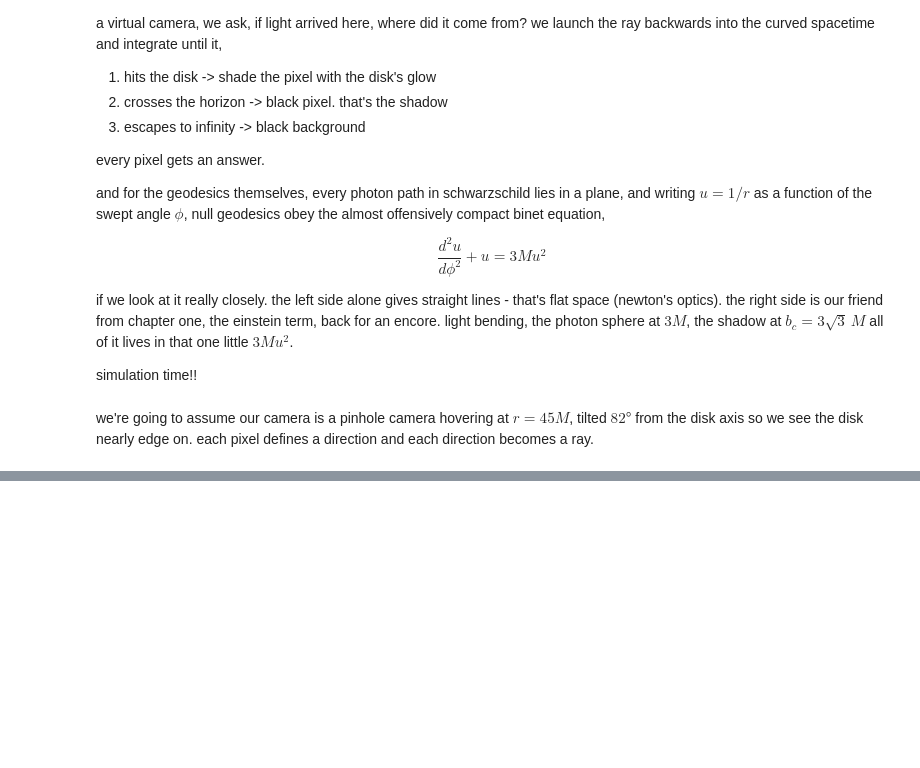
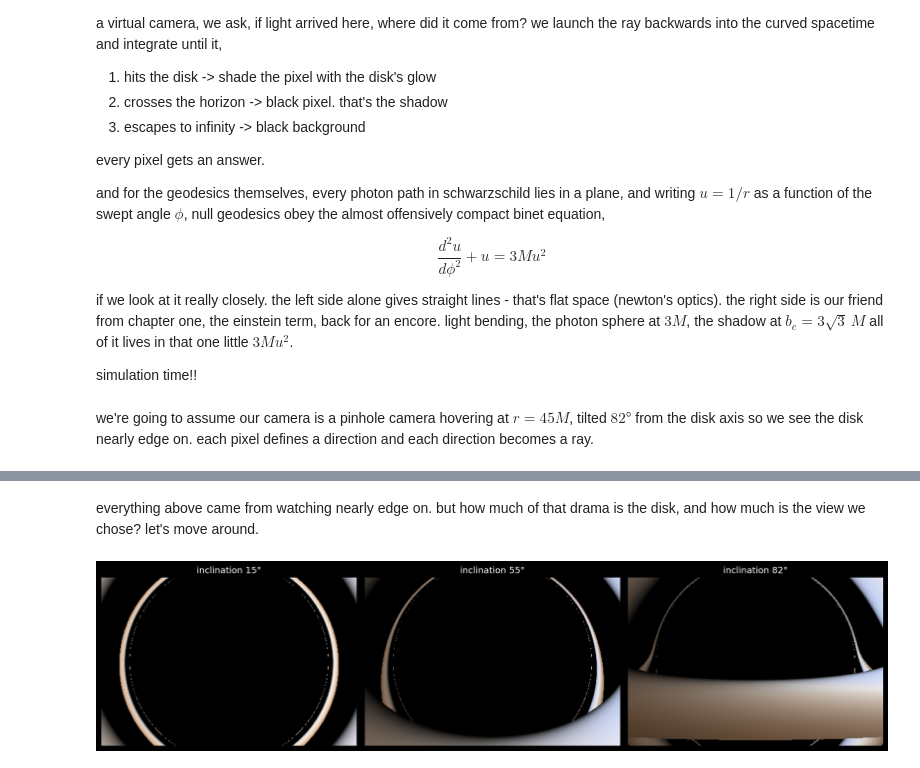
Before and after one commit to nicomii/gravity-lab, a Jupyter notebook: black-hole/chapter3-feeding-a-bh.ipynb, the cells around one changed output, grey strips where cells are left out. Saved outputs shown, nothing was run; the diff lists cells and outputs as text; code cells hidden in the pictures; blank space fills up the shorter version.

```diff
--- a/black-hole/chapter3-feeding-a-bh.ipynb
+++ b/black-hole/chapter3-feeding-a-bh.ipynb
@@ -79,0 +175,31 @@ def camera_rays(width, height, r_cam=45.0, incl_deg=82.0, fov_deg=17.0):
+# %%
+def blackbody_rgb(T):
+    """approximate rgb colour of a blackbody at temperature T in kelvin (vectorised)"""
+    T = np.clip(T, 1000, 40000) / 100
+    r = np.where(T <= 66, 255, 329.7 * np.clip(T - 60, 1e-3, None) ** -0.1332)
+    g = np.where(T <= 66, 99.47 * np.log(T) - 161.1,
+                 288.1 * np.clip(T - 60, 1e-3, None) ** -0.0755)
+    b = np.where(T >= 66, 255,
+                 np.where(T <= 19, 0, 138.5 * np.log(np.clip(T - 10, 1e-3, None)) - 305.0))
+    return np.clip(np.stack([r, g, b], -1) / 255, 0, 1)
+
+def shade(hit_r, Lz_back, shape, T_inner=9000.0):
+    """turn ray-tracing results into an rgb image"""
+    img = np.zeros((hit_r.size, 3))
+    hit = ~np.isnan(hit_r)
+    # backward ray -> flip the sign of lambda
+    r, lam = hit_r[hit], -Lz_back[hit]
+    # keplerian angular velocity
+    Omega = np.sqrt(M / r**3)
+    # redshift factor
+    g = np.sqrt(np.clip(1 - 3*M/r, 0, None)) / (1 + Omega * lam)
+    # shakura-sunyaev: dark at the inner edge
+    flux = r**-3 * (1 - np.sqrt(R_IN / r))
+    # relativistic beaming
+    I = g**4 * flux
+    I /= np.percentile(I, 99.5)
+    rgb = blackbody_rgb(T_inner * (r/R_IN)**-0.75 * g)
+    # simple filmic tone mapping
+    tone = 1 - np.exp(-3.0 * I)
+    img[hit] = rgb * tone[:, None]**0.85
+    return img.reshape(*shape, 3), g, hit
@@ -79,0 +240,13 @@ def camera_rays(width, height, r_cam=45.0, incl_deg=82.0, fov_deg=17.0):
+# %% [markdown]
+everything above came from watching nearly edge on. but how much of that drama is the disk, and how much is the view we chose? let's move around.
+# %%
+fig, axes = plt.subplots(1, 3, figsize=(15, 4.2), facecolor='black')
+for ax, incl in zip(axes, [15, 55, 82]):
+    cam_i, dirs_i = camera_rays(380, 250, incl_deg=incl)
+    h, L = trace(cam_i, dirs_i)
+    im, *_ = shade(h, L, (250, 380))
+    ax.imshow(im, origin='lower'); ax.axis('off')
+    ax.set_title(f"inclination {incl}°", color='white')
+plt.tight_layout(); plt.show()
+# %% [output]
+[figure, added]
```
Also changed, not shown: parts of 10 cells of this notebook.
